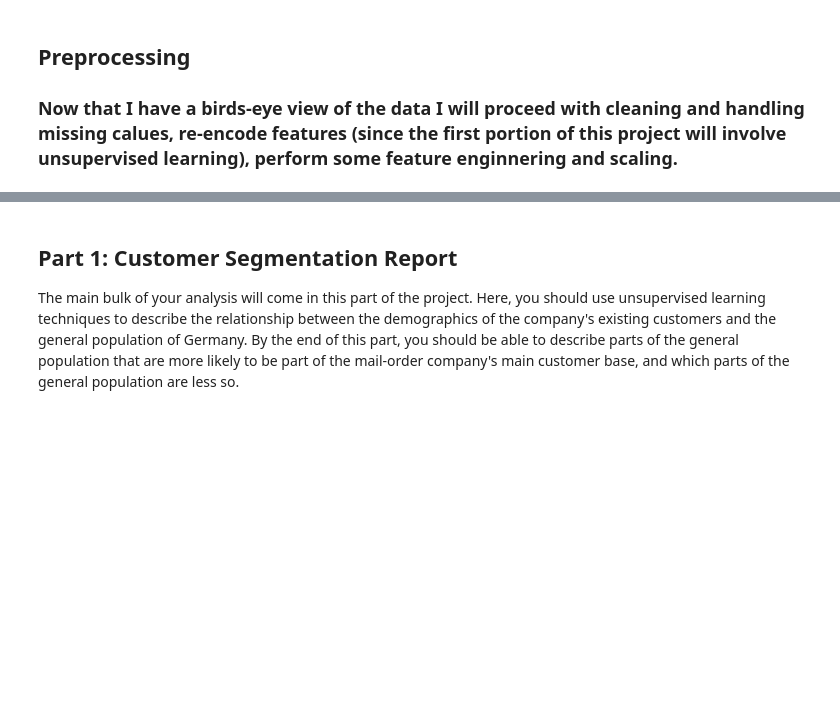
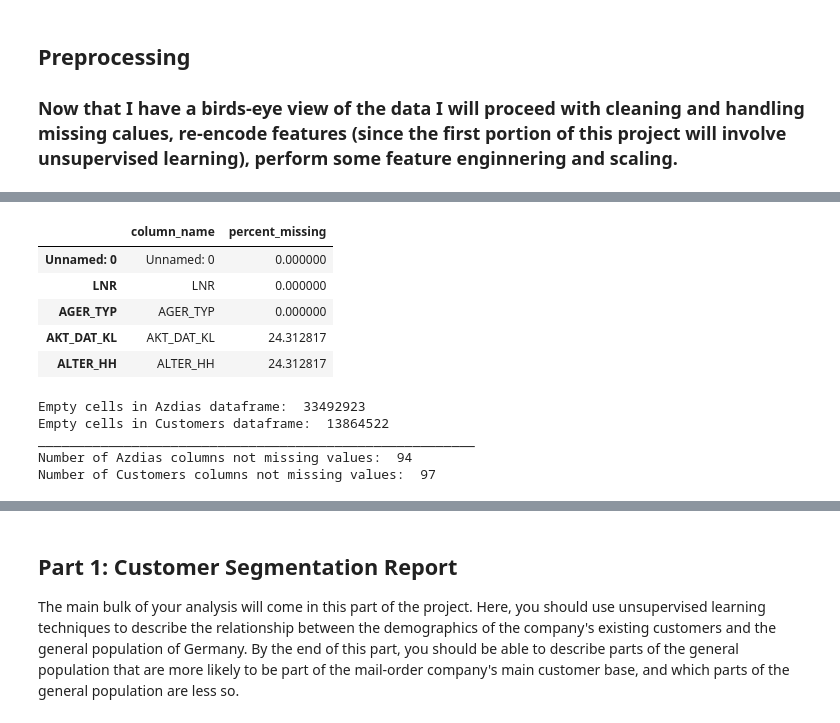
Before and after one commit to sousablde/Arvato-Bertelsmann-Customer-Acquisition, a Jupyter notebook: Arvato Project Workbook.ipynb, the cells around one changed output, grey strips where cells are left out. Saved outputs shown, nothing was run; the diff lists cells and outputs as text; code cells hidden in the pictures; blank space fills up the shorter version.

```diff
--- a/Arvato Project Workbook.ipynb
+++ b/Arvato Project Workbook.ipynb
@@ -194,0 +216,22 @@ plt.show()
+# %%
+percent_missing_customers_df = percentage_of_missing(customers)
+percent_missing_customers_df.head()
+# %% [output]
+|  | column_name | percent_missing |
+| Unnamed: 0 | Unnamed: 0 | 0.000000 |
+| LNR | LNR | 0.000000 |
+| AGER_TYP | AGER_TYP | 0.000000 |
+| AKT_DAT_KL | AKT_DAT_KL | 24.312817 |
+| ALTER_HH | ALTER_HH | 24.312817 |
+# %%
+print('Empty cells in Azdias dataframe: ', azdias.isnull().sum().sum())
+print('Empty cells in Customers dataframe: ', customers.isnull().sum().sum())
+print('________________________________________________________')
+print("Number of Azdias columns not missing values: ", ((percent_missing_azdias_df['percent_missing'] == 0.0).sum()))
+print("Number of Customers columns not missing values: ", ((percent_missing_customers_df['percent_missing'] == 0.0).sum()))
+# %% [output]
+Empty cells in Azdias dataframe:  33492923
+Empty cells in Customers dataframe:  13864522
+________________________________________________________
+Number of Azdias columns not missing values:  94
+Number of Customers columns not missing values:  97
```
Also changed, not shown: parts of 9 cells of this notebook.
